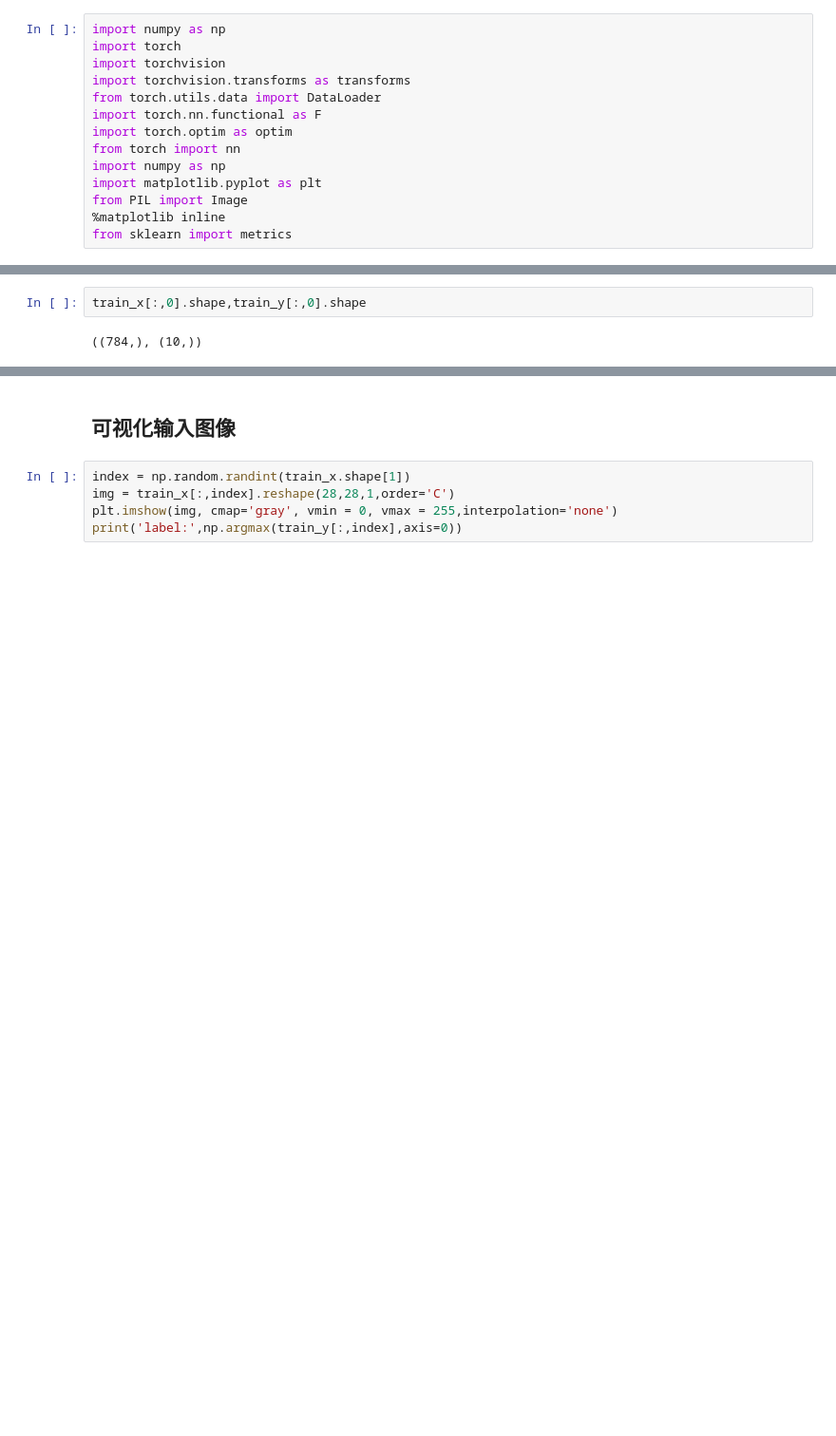
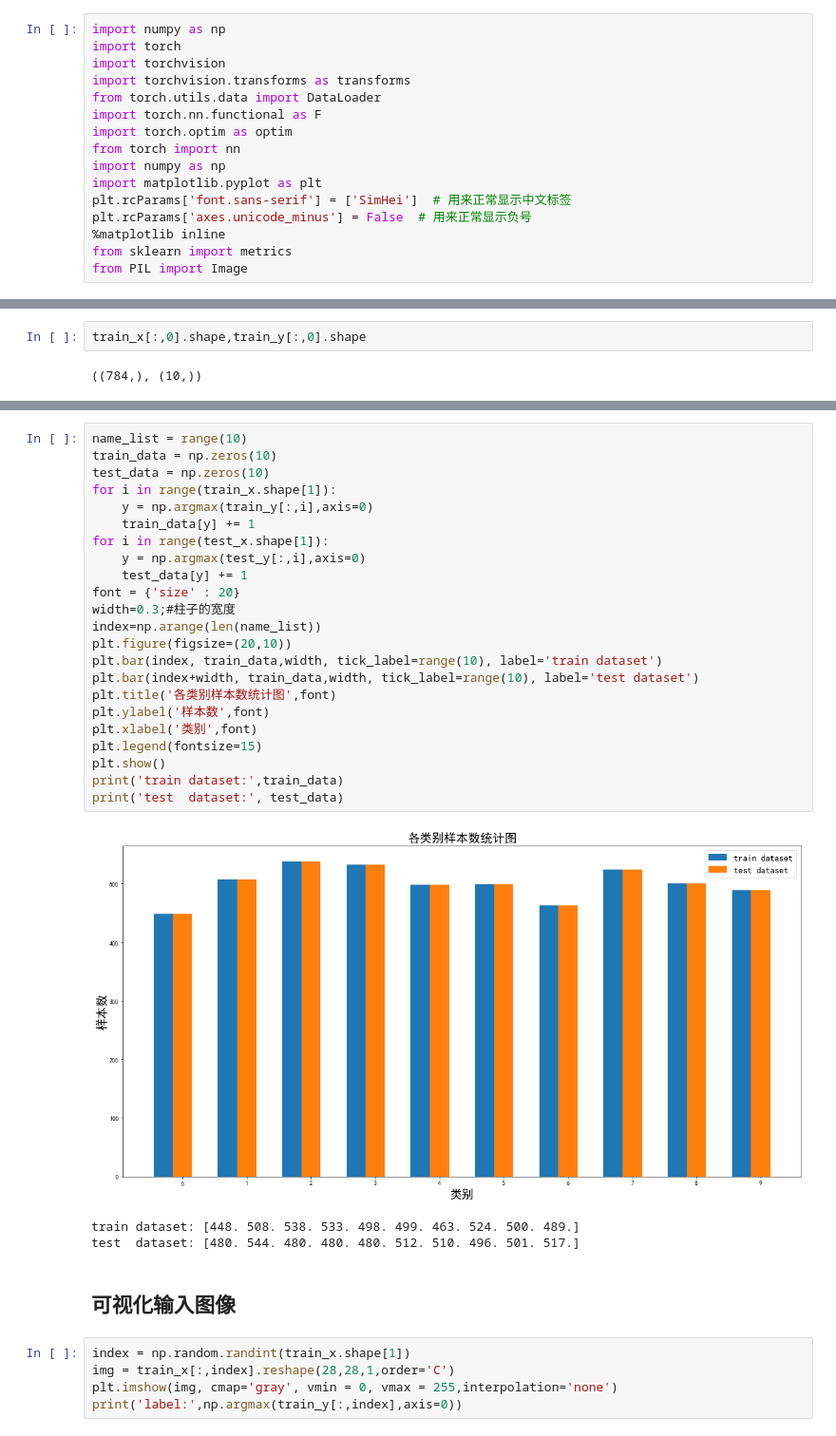
Before and after one commit to AkiiLucky/AI-homework, a Jupyter notebook: CNN/CNN.ipynb, the cells around one changed output, grey strips where cells are left out. Shown at 95% size. Saved outputs shown, nothing was run; the diff lists cells and outputs as text; blank space fills up the shorter version.

```diff
--- a/CNN/CNN.ipynb
+++ b/CNN/CNN.ipynb
@@ -9,9 +9,11 @@ import torch.optim as optim
 from torch import nn
 import numpy as np
 import matplotlib.pyplot as plt
-from PIL import Image
+plt.rcParams['font.sans-serif'] = ['SimHei']  # 用来正常显示中文标签
+plt.rcParams['axes.unicode_minus'] = False  # 用来正常显示负号
 %matplotlib inline
 from sklearn import metrics
+from PIL import Image
 # %% [markdown]
 ## 定义超参数
 # %%
@@ -40,3 +44,30 @@ train_x[:,0].shape,train_y[:,0].shape
+# %%
+name_list = range(10)
+train_data = np.zeros(10)
+test_data = np.zeros(10)
+for i in range(train_x.shape[1]):
+    y = np.argmax(train_y[:,i],axis=0)
+    train_data[y] += 1
+for i in range(test_x.shape[1]):
+    y = np.argmax(test_y[:,i],axis=0)
+    test_data[y] += 1
+font = {'size' : 20}
+width=0.3;#柱子的宽度
+index=np.arange(len(name_list))
+plt.figure(figsize=(20,10))
+plt.bar(index, train_data,width, tick_label=range(10), label='train dataset')
+plt.bar(index+width, train_data,width, tick_label=range(10), label='test dataset')
+plt.title('各类别样本数统计图',font)
+plt.ylabel('样本数',font)
+plt.xlabel('类别',font)
+plt.legend(fontsize=15)
+plt.show()
+print('train dataset:',train_data)
+print('test  dataset:', test_data)
+# %% [output]
+[figure, added]
+train dataset: [448. 508. 538. 533. 498. 499. 463. 524. 500. 489.]
+test  dataset: [480. 544. 480. 480. 480. 512. 510. 496. 501. 517.]
 # %% [markdown]
 ## 可视化输入图像
 # %%
```
Also changed, not shown: parts of 18 cells of this notebook.
